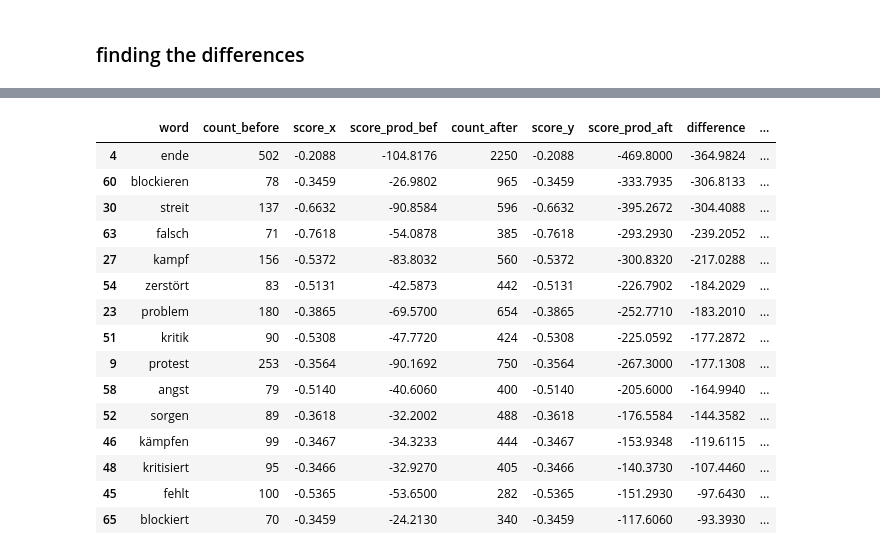
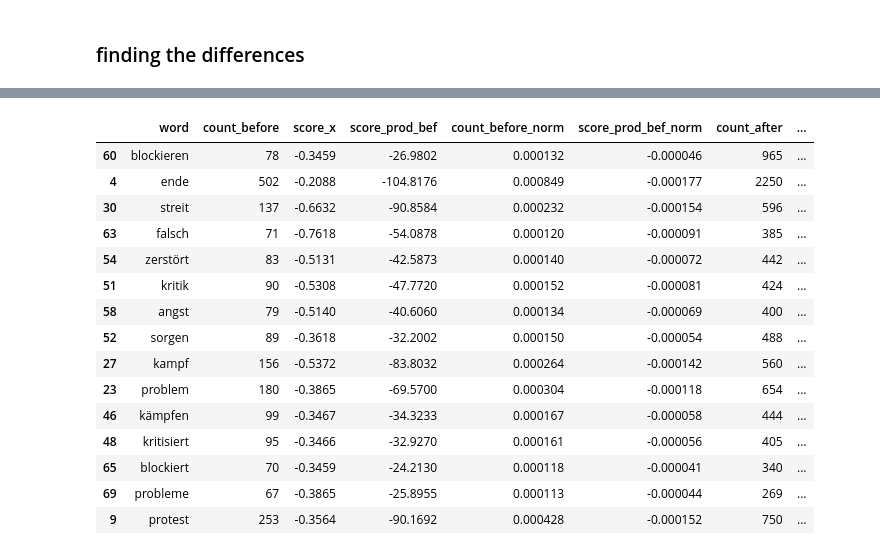
Before and after one commit to yuantinglee/twitter-discourse, a Jupyter notebook: analysis/word_shifts.ipynb, the cells around one changed output, grey strips where cells are left out. Cells and saved outputs as stored; diff of their text form; code cells hidden in the pictures.

```diff
--- a/analysis/word_shifts.ipynb
+++ b/analysis/word_shifts.ipynb
@@ -402,0 +410,3 @@ See the caveats in the documentation: http://pandas.pydata.org/pandas-docs/stabl
+# %%
+sum_after = df_sample_after['count'].sum()
+sum_after
@@ -403,3 +415,7 @@ See the caveats in the documentation: http://pandas.pydata.org/pandas-docs/stabl
 # %%
 df_sample_before_scores =  df_sample_before_scores.rename(columns={"count": "count_before", "score product": "score_prod_bef"})
 df_sample_after_scores = df_sample_after_scores.rename(columns={"count": "count_after", "score product": "score_prod_aft"})
+# %%
+df_sample_before_scores['count_before_norm'] = df_sample_before_scores['count_before']/sum_before
+df_sample_before_scores['score_prod_bef_norm'] = df_sample_before_scores['count_before_norm']*df_sample_before_scores['score']
+df_sample_before_scores
@@ -405,0 +441,4 @@ df_sample_after_scores = df_sample_after_scores.rename(columns={"count": "count_
+# %%
+df_sample_after_scores['count_after_norm'] = df_sample_after_scores['count_after']/sum_after
+df_sample_after_scores['score_prod_aft_norm'] = df_sample_after_scores['count_after_norm']*df_sample_after_scores['score']
+df_sample_after_scores
@@ -491,4 +549,7 @@ df_joined = df_sample_before_scores.merge(df_sample_after_scores, on="word")
 df_joined["difference"] = df_joined['score_prod_aft'] - df_joined['score_prod_bef']
 # %%
 df_joined["difference_abs"] = df_joined["difference"].abs()
+# %%
+df_joined["difference_norm"] = df_joined['score_prod_aft_norm'] - df_joined['score_prod_bef_norm']
+df_joined["difference_norm_abs"] = df_joined["difference_norm"].abs()
 # %%
@@ -515,20 +576,20 @@ df_joined.sort_values(by='difference_abs', ascending=False)
 # %%
-df_joined.sort_values(by='difference')[:15]
+df_joined.sort_values(by='difference_norm')[:15]
 # %% [output]
-|  | word | count_before | score_x | score_prod_bef | count_after | score_y | score_prod_aft | difference | ... |
-| 4 | ende | 502 | -0.2088 | -104.8176 | 2250 | -0.2088 | -469.8000 | -364.9824 | ... |
-| 60 | blockieren | 78 | -0.3459 | -26.9802 | 965 | -0.3459 | -333.7935 | -306.8133 | ... |
-| 30 | streit | 137 | -0.6632 | -90.8584 | 596 | -0.6632 | -395.2672 | -304.4088 | ... |
-| 63 | falsch | 71 | -0.7618 | -54.0878 | 385 | -0.7618 | -293.2930 | -239.2052 | ... |
-| 27 | kampf | 156 | -0.5372 | -83.8032 | 560 | -0.5372 | -300.8320 | -217.0288 | ... |
-| 54 | zerstört | 83 | -0.5131 | -42.5873 | 442 | -0.5131 | -226.7902 | -184.2029 | ... |
-| 23 | problem | 180 | -0.3865 | -69.5700 | 654 | -0.3865 | -252.7710 | -183.2010 | ... |
-| 51 | kritik | 90 | -0.5308 | -47.7720 | 424 | -0.5308 | -225.0592 | -177.2872 | ... |
-| 9 | protest | 253 | -0.3564 | -90.1692 | 750 | -0.3564 | -267.3000 | -177.1308 | ... |
-| 58 | angst | 79 | -0.5140 | -40.6060 | 400 | -0.5140 | -205.6000 | -164.9940 | ... |
-| 52 | sorgen | 89 | -0.3618 | -32.2002 | 488 | -0.3618 | -176.5584 | -144.3582 | ... |
-| 46 | kämpfen | 99 | -0.3467 | -34.3233 | 444 | -0.3467 | -153.9348 | -119.6115 | ... |
-| 48 | kritisiert | 95 | -0.3466 | -32.9270 | 405 | -0.3466 | -140.3730 | -107.4460 | ... |
-| 45 | fehlt | 100 | -0.5365 | -53.6500 | 282 | -0.5365 | -151.2930 | -97.6430 | ... |
-| 65 | blockiert | 70 | -0.3459 | -24.2130 | 340 | -0.3459 | -117.6060 | -93.3930 | ... |
+|  | word | count_before | score_x | score_prod_bef | count_before_norm | score_prod_bef_norm | count_after | ... |
+| 60 | blockieren | 78 | -0.3459 | -26.9802 | 0.000132 | -0.000046 | 965 | ... |
+| 4 | ende | 502 | -0.2088 | -104.8176 | 0.000849 | -0.000177 | 2250 | ... |
+| 30 | streit | 137 | -0.6632 | -90.8584 | 0.000232 | -0.000154 | 596 | ... |
+| 63 | falsch | 71 | -0.7618 | -54.0878 | 0.000120 | -0.000091 | 385 | ... |
+| 54 | zerstört | 83 | -0.5131 | -42.5873 | 0.000140 | -0.000072 | 442 | ... |
+| 51 | kritik | 90 | -0.5308 | -47.7720 | 0.000152 | -0.000081 | 424 | ... |
+| 58 | angst | 79 | -0.5140 | -40.6060 | 0.000134 | -0.000069 | 400 | ... |
+| 52 | sorgen | 89 | -0.3618 | -32.2002 | 0.000150 | -0.000054 | 488 | ... |
+| 27 | kampf | 156 | -0.5372 | -83.8032 | 0.000264 | -0.000142 | 560 | ... |
+| 23 | problem | 180 | -0.3865 | -69.5700 | 0.000304 | -0.000118 | 654 | ... |
+| 46 | kämpfen | 99 | -0.3467 | -34.3233 | 0.000167 | -0.000058 | 444 | ... |
+| 48 | kritisiert | 95 | -0.3466 | -32.9270 | 0.000161 | -0.000056 | 405 | ... |
+| 65 | blockiert | 70 | -0.3459 | -24.2130 | 0.000118 | -0.000041 | 340 | ... |
+| 69 | probleme | 67 | -0.3865 | -25.8955 | 0.000113 | -0.000044 | 269 | ... |
+| 9 | protest | 253 | -0.3564 | -90.1692 | 0.000428 | -0.000152 | 750 | ... |
 # %%
```
Also changed, not shown: parts of 13 cells of this notebook.
